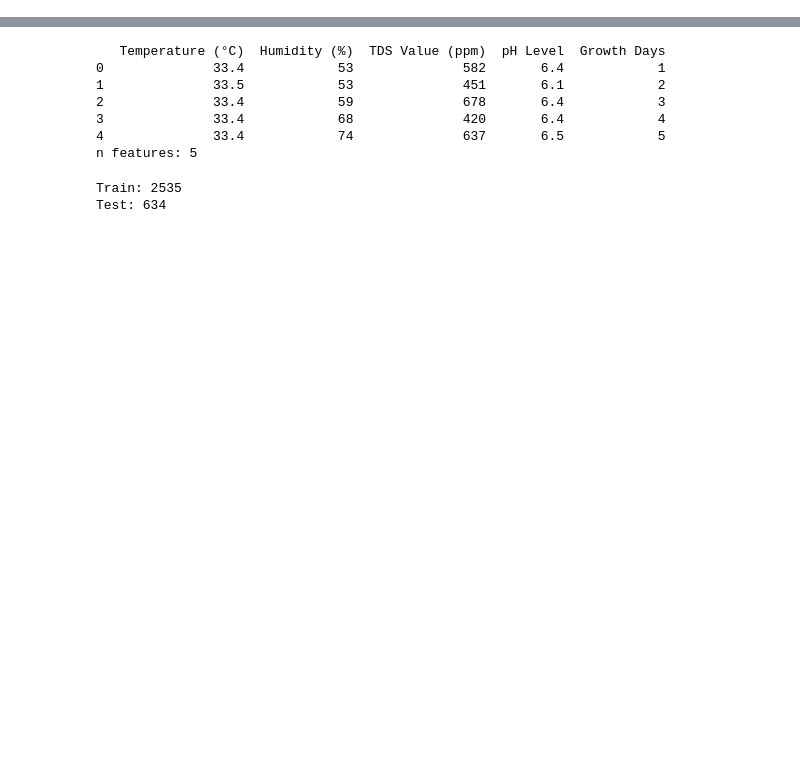
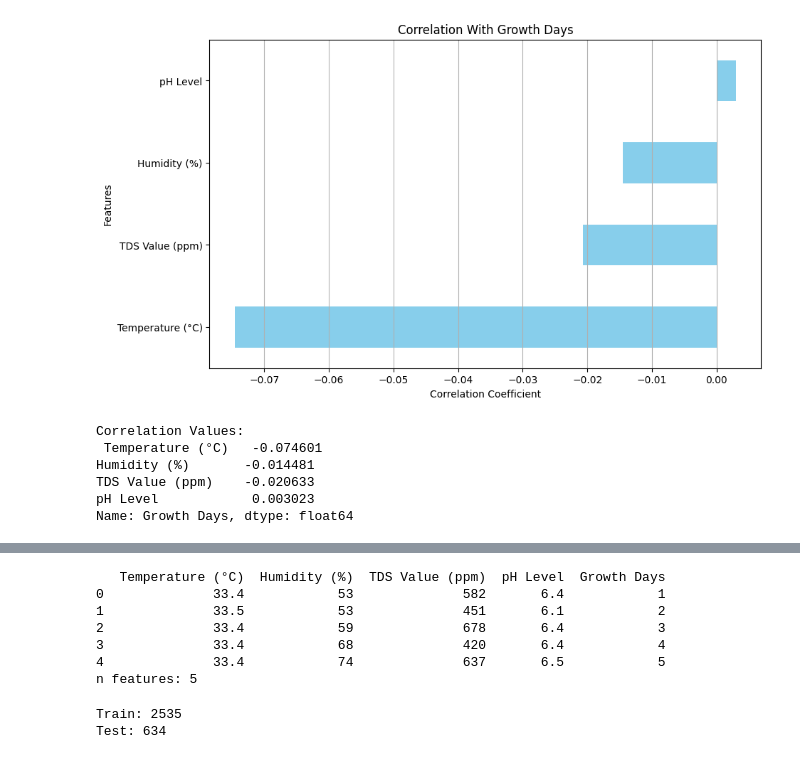
Before and after one commit to Figo628/ML-Team-Capstone-C241-PS448, a Jupyter notebook: ml_Kukuh/lettuce-MLP3.ipynb, the cells around one changed output, grey strips where cells are left out. Cells and saved outputs as stored; diff of their text form; code cells hidden in the pictures; blank space fills up the shorter version.

```diff
--- a/ml_Kukuh/lettuce-MLP3.ipynb
+++ b/ml_Kukuh/lettuce-MLP3.ipynb
@@ -18,0 +98,22 @@ def windowed_dataset(series, batch_size, n_past=24, n_future=4, shift=1):
+# %%
+# Check for the correlation of features with the target variable 'Growth Days'
+
+correlations = lettuce_df[feature_to_plot + ['Growth Days']].corr()['Growth Days'].drop('Growth Days')
+
+plt.figure(figsize=(10, 6))
+correlations.sort_values().plot(kind='barh', color='skyblue')
+plt.title('Correlation With Growth Days')
+plt.xlabel('Correlation Coefficient')
+plt.ylabel('Features')
+plt.grid(axis='x')
+plt.show()
+
+print('Correlation Values: \n', correlations)
+# %% [output]
+[figure, added]
+Correlation Values:
+ Temperature (°C)   -0.074601
+Humidity (%)       -0.014481
+TDS Value (ppm)    -0.020633
+pH Level            0.003023
+Name: Growth Days, dtype: float64
```
Also changed, not shown: parts of 23 cells of this notebook, 6 other files.
